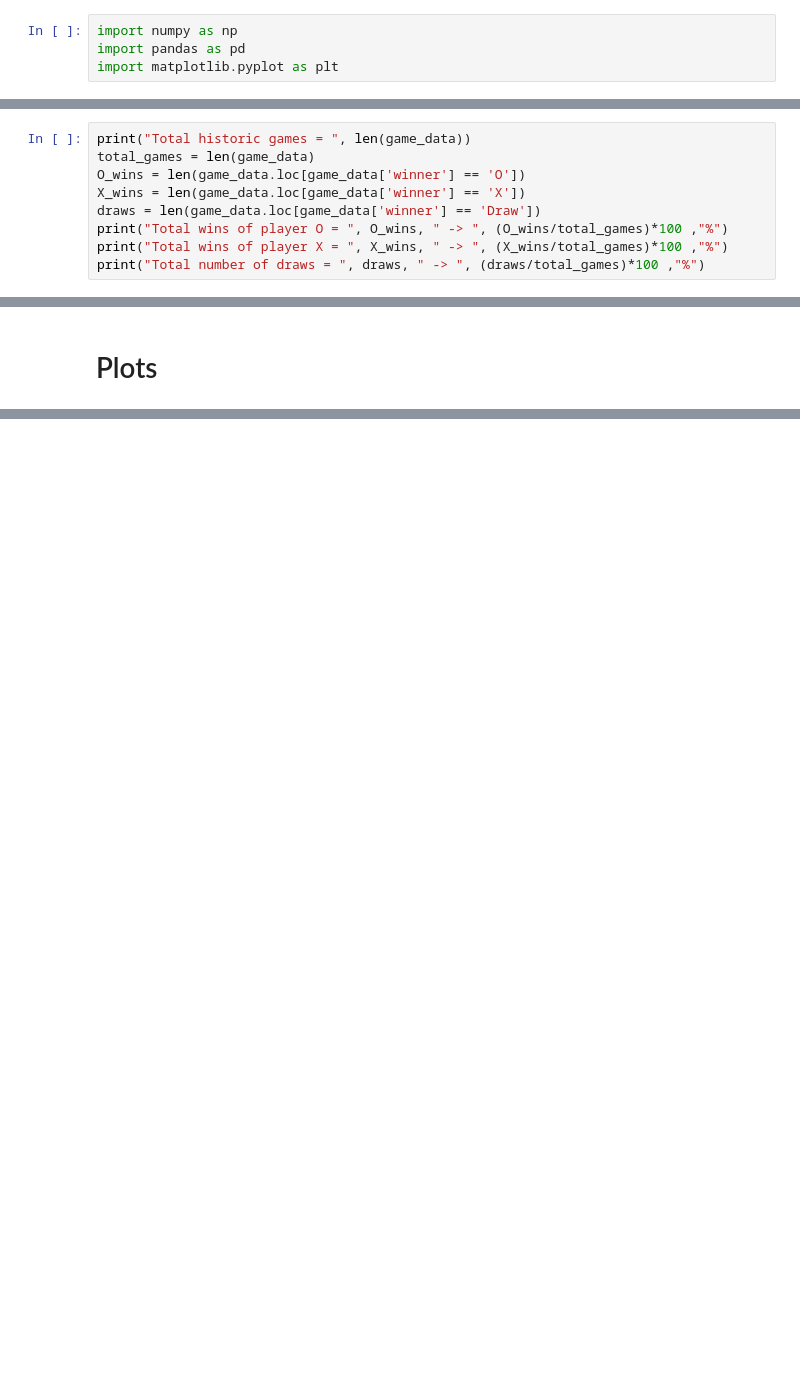
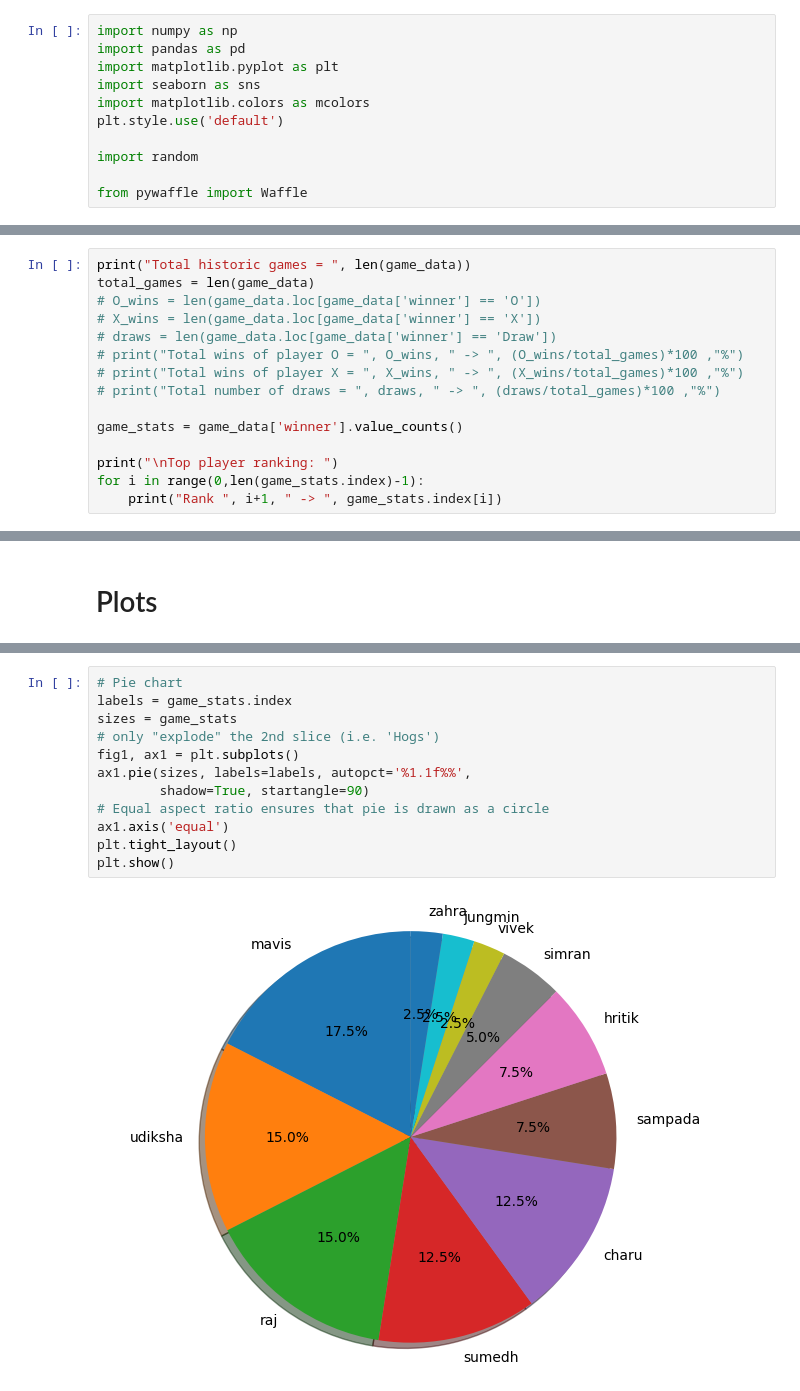
Before and after one commit to simran2195/week8hw, a Jupyter notebook: week8_database_implementation.ipynb, the cells around one changed output, grey strips where cells are left out. Drawn from its saved outputs; the diff is of its cells as text; blank space fills up the shorter version.

```diff
--- a/week8_database_implementation.ipynb
+++ b/week8_database_implementation.ipynb
@@ -2,3 +2,10 @@
 import numpy as np
 import pandas as pd
 import matplotlib.pyplot as plt
+import seaborn as sns
+import matplotlib.colors as mcolors
+plt.style.use('default')
+
+import random
+
+from pywaffle import Waffle
@@ -26,10 +39,16 @@ game_data
 # %%
 print("Total historic games = ", len(game_data))
 total_games = len(game_data)
-O_wins = len(game_data.loc[game_data['winner'] == 'O'])
-X_wins = len(game_data.loc[game_data['winner'] == 'X'])
-draws = len(game_data.loc[game_data['winner'] == 'Draw'])
-print("Total wins of player O = ", O_wins, " -> ", (O_wins/total_games)*100 ,"%")
-print("Total wins of player X = ", X_wins, " -> ", (X_wins/total_games)*100 ,"%")
-print("Total number of draws = ", draws, " -> ", (draws/total_games)*100 ,"%")
+# O_wins = len(game_data.loc[game_data['winner'] == 'O'])
+# X_wins = len(game_data.loc[game_data['winner'] == 'X'])
+# draws = len(game_data.loc[game_data['winner'] == 'Draw'])
+# print("Total wins of player O = ", O_wins, " -> ", (O_wins/total_games)*100 ,"%")
+# print("Total wins of player X = ", X_wins, " -> ", (X_wins/total_games)*100 ,"%")
+# print("Total number of draws = ", draws, " -> ", (draws/total_games)*100 ,"%")
+
+game_stats = game_data['winner'].value_counts()
+
+print("\nTop player ranking: ")
+for i in range(0,len(game_stats.index)-1):
+    print("Rank ", i+1, " -> ", game_stats.index[i])
 # %% [output]
@@ -54,0 +94,14 @@ plt.yticks(rotation=60)
+# %%
+# Pie chart
+labels = game_stats.index
+sizes = game_stats
+# only "explode" the 2nd slice (i.e. 'Hogs')
+fig1, ax1 = plt.subplots()
+ax1.pie(sizes, labels=labels, autopct='%1.1f%%',
+        shadow=True, startangle=90)
+# Equal aspect ratio ensures that pie is drawn as a circle
+ax1.axis('equal')
+plt.tight_layout()
+plt.show()
+# %% [output]
+[figure, added]
```
Also changed, not shown: parts of 7 cells of this notebook, 3 other files.
